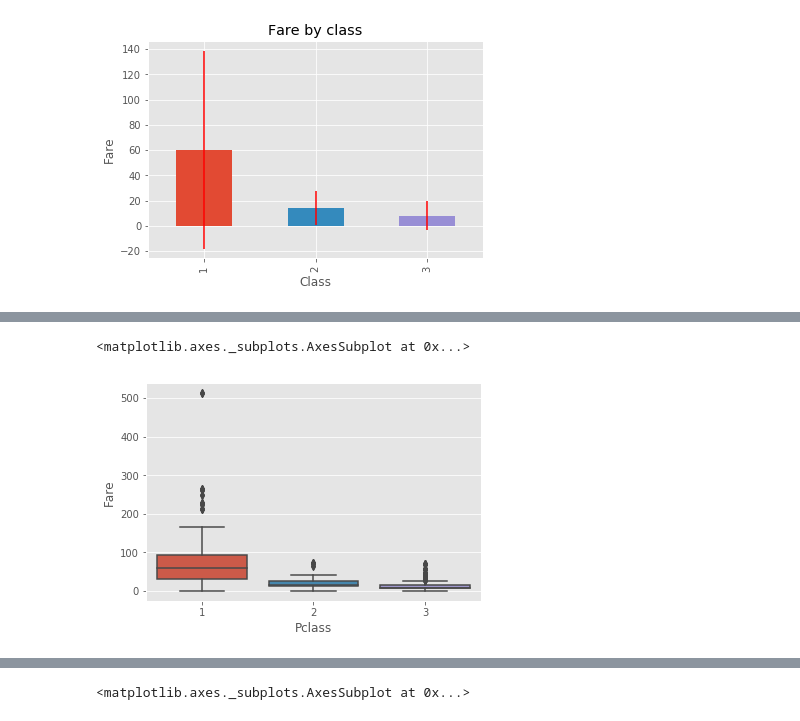
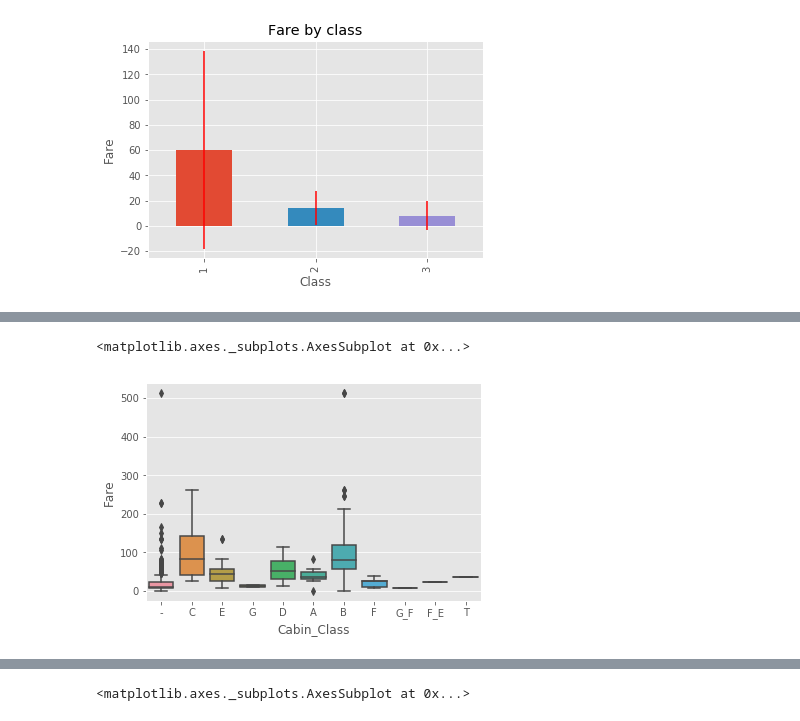
Before and after one commit to ybshankar010/machinelearning, a Jupyter notebook: titanic/Titanic_Experimentation.ipynb, the cells around one changed output, grey strips where cells are left out. Cells and saved outputs as stored; diff of their text form; code cells hidden in the pictures.

```diff
--- a/titanic/Titanic_Experimentation.ipynb
+++ b/titanic/Titanic_Experimentation.ipynb
@@ -145,0 +127,12 @@ Text(0,0.5,'Fare')
+# %%
+counts = dict()
+for name in train['Name'].values:
+    tokens = name.split()
+    for token in tokens:
+        counts[token] = counts.get(token, 0) + 1
+
+counts = sorted(counts.items(),key = lambda kv:kv[1],reverse=True)
+for (key,value) in counts:
+    if value < 20:
+        continue
+    print(key)
@@ -145,0 +151,14 @@ Text(0,0.5,'Fare')
+# %%
+import re
+counts = dict()
+for name in train[train.Cabin.isna() == False]['Cabin'].values:
+    name = re.sub('\d','',name)
+    tokens = name.split()
+    for token in tokens:
+        counts[token] = counts.get(token, 0) + 1
+
+counts = sorted(counts.items(),key = lambda kv:kv[1],reverse=True)
+for (key,value) in counts:
+    if value < 0:
+        continue
+    print(key," ",value)
@@ -145,0 +174,17 @@ Text(0,0.5,'Fare')
+# %%
+import re
+def cabin_class(cols):
+    cabin = cols['Cabin']
+    if pd.isna(cabin) == True:
+        return "-"
+    cabin = re.sub('\d','',cabin)
+    tokens = set(cabin.split())
+    final_cabin = ""
+    for idx,token in enumerate(tokens):
+        if idx == 0:
+            final_cabin = token
+        else:
+            final_cabin = final_cabin +"_"+token
+    return final_cabin
+
+train['Cabin_Class'] = train.apply(cabin_class,axis=1)
@@ -146,5 +206,5 @@ Text(0,0.5,'Fare')
 # %%
-sns.boxplot("Pclass","Fare",data=train)
+sns.boxplot(x= 'Cabin_Class',y='Fare',data=train)
 # %% [output]
 <matplotlib.axes._subplots.AxesSubplot at 0x...>
-[figure, old version]
+[figure, new version]
```
Also changed, not shown: parts of 36 cells of this notebook, 1 other file.
